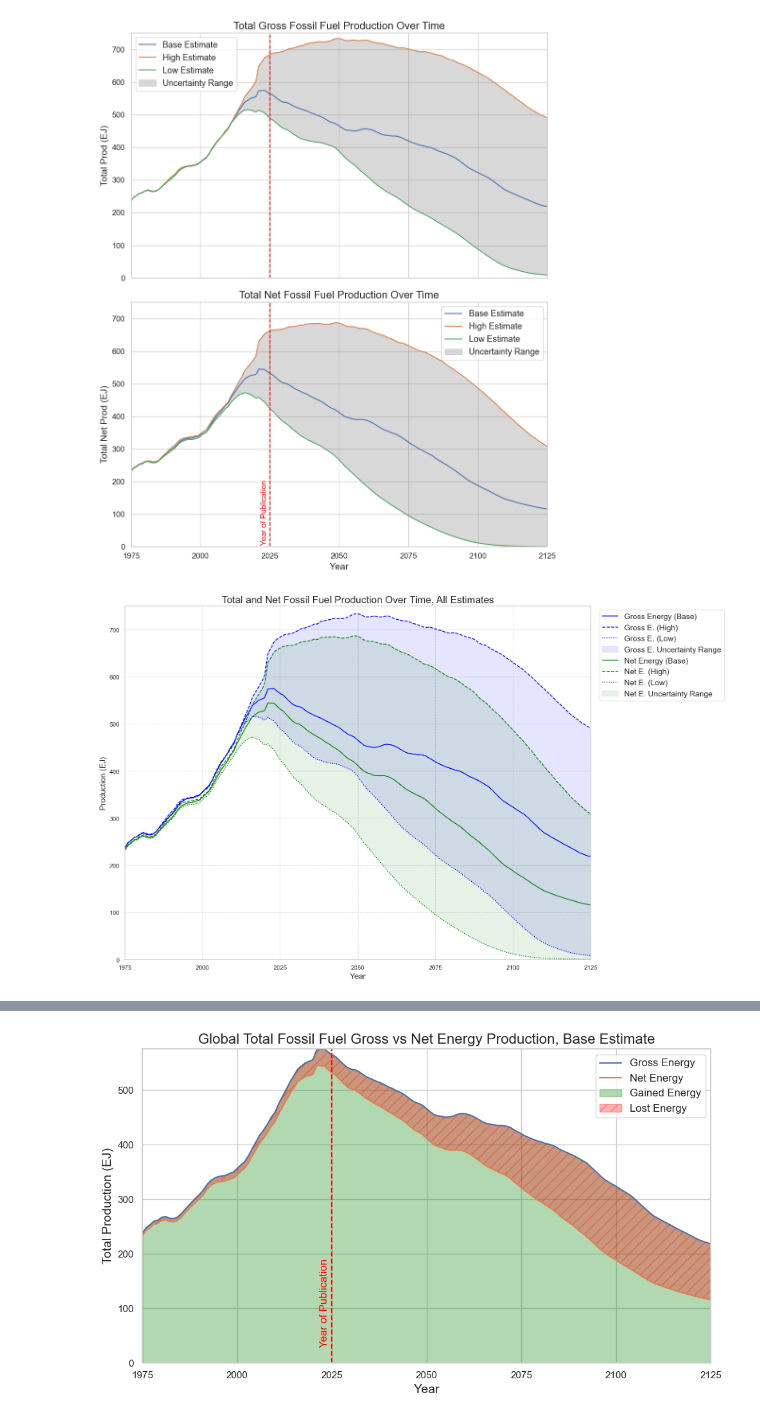
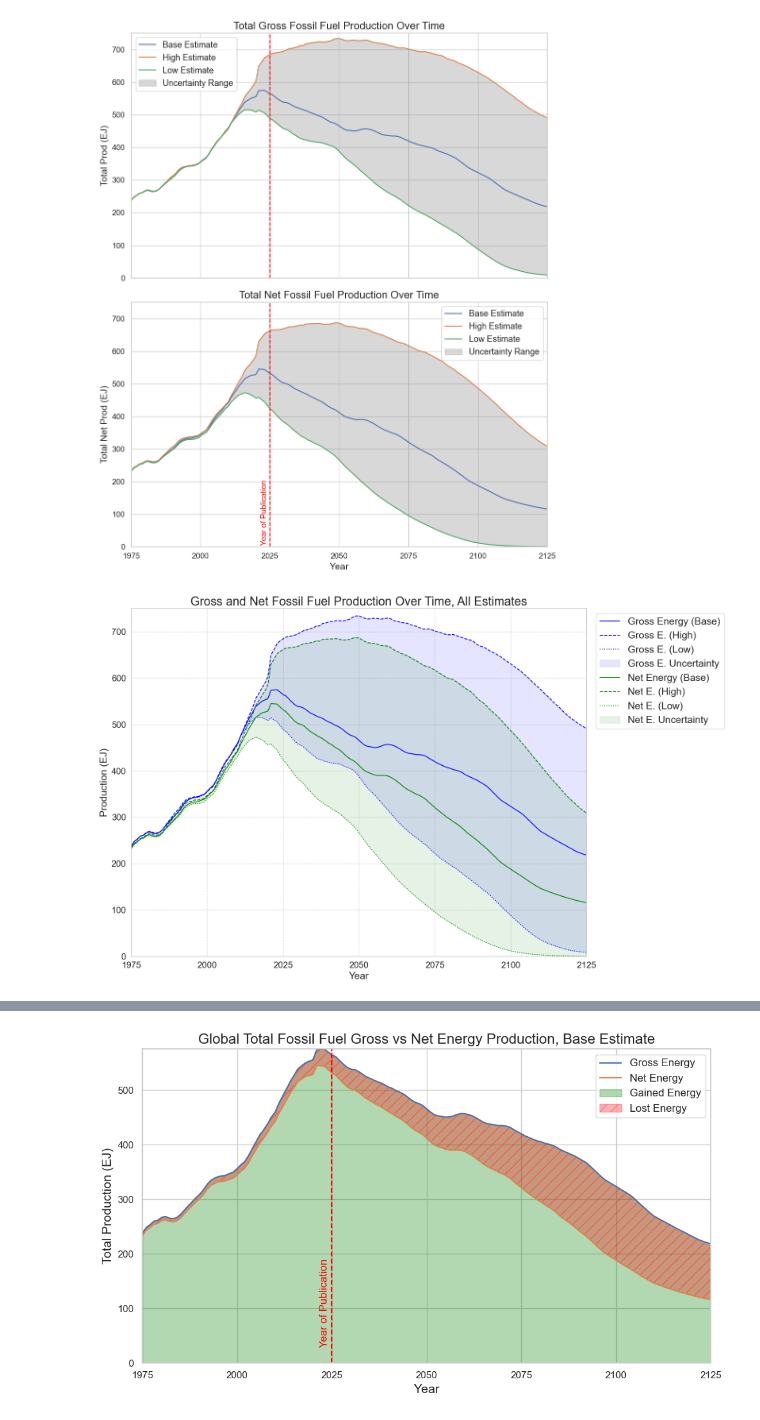
Before and after one commit to kferraga/HelsinkiEROIThesis, a Jupyter notebook: creating_adjusted_dataset.ipynb, the cells around one changed output, grey strips where cells are left out. Drawn from its saved outputs; the diff is of its cells as text; code cells hidden in the pictures.

```diff
--- a/creating_adjusted_dataset.ipynb
+++ b/creating_adjusted_dataset.ipynb
@@ -790,41 +795,42 @@ plt.plot(x_interp, y_interp_total_l, label="Gross E. (Low)", color='blue', lines
 # Add Uncertainty Shading for Total Production
 y_lower = np.minimum.reduce([y_interp_total_b, y_interp_total_l, y_interp_total_h])
 y_upper = np.maximum.reduce([y_interp_total_b, y_interp_total_l, y_interp_total_h])
-plt.fill_between(x_interp, y_lower, y_upper, color='blue', alpha=0.1, label="Gross E. Uncertainty Range")
+plt.fill_between(x_interp, y_lower, y_upper, color='blue', alpha=0.1, label="Gross E. Uncertainty")
 
 # Plot Total Net Production
 plt.plot(x_interp, y_interp_total_b_net, label="Net Energy (Base)", color='green', linestyle='-')
 plt.plot(x_interp, y_interp_total_h_net, label="Net E. (High)", color='green', linestyle='--')
 plt.plot(x_interp, y_interp_total_l_net, label="Net E. (Low)", color='green', linestyle=':')
 
 # Add Uncertainty Shading for Net Production
 y_lower_net = np.minimum.reduce([y_interp_total_b_net, y_interp_total_l_net, y_interp_total_h_net])
 y_upper_net = np.maximum.reduce([y_interp_total_b_net, y_interp_total_l_net, y_interp_total_h_net])
-plt.fill_between(x_interp, y_lower_net, y_upper_net, color='green', alpha=0.1, label="Net E. Uncertainty Range")
+plt.fill_between(x_interp, y_lower_net, y_upper_net, color='green', alpha=0.1, label="Net E. Uncertainty")
 
 # # Add a vertical line for 2025
 # plt.axvline(x=2025, color='red', linestyle='--')
 # y_min, y_max = plt.gca().get_ylim()
 # plt.text(2025 - 2, y_min - (y_min - y_max) * 0.075, "Year of Publication", color='red', fontsize=12, rotation=90, va='bottom', ha='center')
 
 ax = plt.gca()
 ax.xaxis.set_major_locator(MultipleLocator(25))  # Adjust interval for x-axis ticks
 ax.margins(x=0)
 ax.set_ylim(top=750, bottom = 0)
 
 # Customize the plot
-plt.title("Total and Net Fossil Fuel Production Over Time, All Estimates", fontsize=18)
-plt.xlabel("Year", fontsize=14)
-plt.ylabel("Production (EJ)", fontsize=14)
-plt.legend(fontsize=14, bbox_to_anchor=(1.01, 1), loc="upper left")
+plt.title("Gross and Net Fossil Fuel Production Over Time, All Estimates", fontsize=22)
+plt.xlabel("Year", fontsize=18)
+plt.ylabel("Production (EJ)", fontsize=18)
+plt.legend(fontsize=18, bbox_to_anchor=(1.01, 1), loc="upper left")
 plt.grid(visible=True, linestyle='--', alpha=0.7)
 plt.tight_layout()
+plt.tick_params(axis='both', which='major', labelsize=16)
 
 # Save and Show
 plt.savefig('Outputs/TotalAndNetProdCombined.png')
 plt.show()
 # %% [output]
-[figure, old version]
+[figure, new version]
 # %%
 # Create a smooth line plot using interpolation
 sns.set(style="whitegrid")
```
Also changed, not shown: parts of 5 cells of this notebook, 10 other files.
